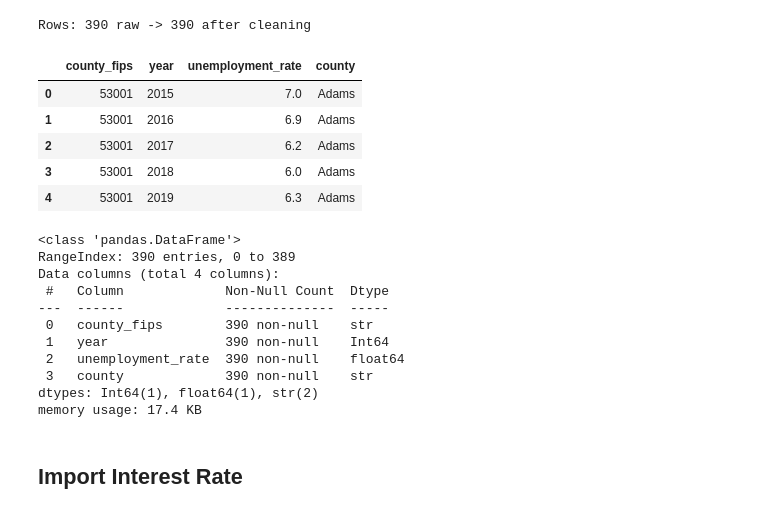
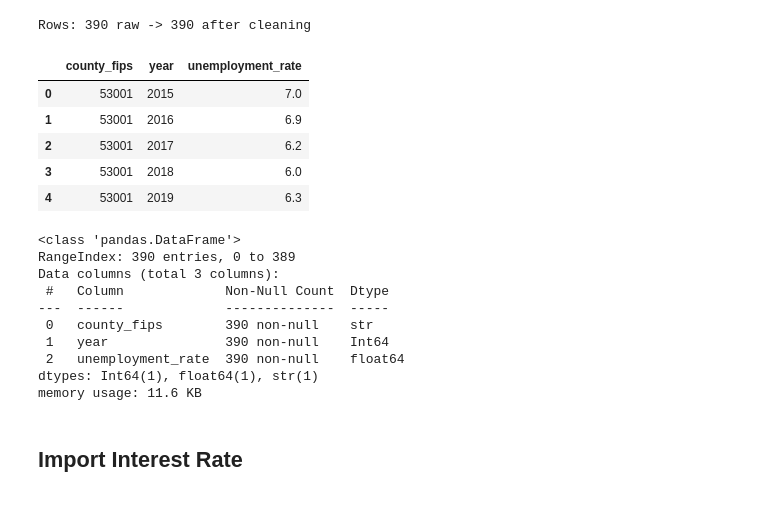
Before and after one commit to binay8/wa-housing, a Jupyter notebook: code/01_data_preparation.ipynb, the cells around one changed output. Cells and saved outputs as stored; diff of their text form; code cells hidden in the pictures.

```diff
--- a/code/01_data_preparation.ipynb
+++ b/code/01_data_preparation.ipynb
@@ -442,26 +442,26 @@ print(f"Rows: {n_raw} raw -> {len(df)} after cleaning")
 # %% [output]
 Rows: 390 raw -> 390 after cleaning
 # %%
-df.head()
+unemployment_clean = df[['county_fips', 'year', 'unemployment_rate']]
+unemployment_clean.head()
 # %% [output]
-|  | county_fips | year | unemployment_rate | county |
-| 0 | 53001 | 2015 | 7.0 | Adams |
-| 1 | 53001 | 2016 | 6.9 | Adams |
-| 2 | 53001 | 2017 | 6.2 | Adams |
-| 3 | 53001 | 2018 | 6.0 | Adams |
-| 4 | 53001 | 2019 | 6.3 | Adams |
+|  | county_fips | year | unemployment_rate |
+| 0 | 53001 | 2015 | 7.0 |
+| 1 | 53001 | 2016 | 6.9 |
+| 2 | 53001 | 2017 | 6.2 |
+| 3 | 53001 | 2018 | 6.0 |
+| 4 | 53001 | 2019 | 6.3 |
 # %%
-df.info()
+unemployment_clean.info()
 # %% [output]
 <class 'pandas.DataFrame'>
 RangeIndex: 390 entries, 0 to 389
-Data columns (total 4 columns):
+Data columns (total 3 columns):
  #   Column             Non-Null Count  Dtype
 ---  ------             --------------  -----
  0   county_fips        390 non-null    str
  1   year               390 non-null    Int64
  2   unemployment_rate  390 non-null    float64
- 3   county             390 non-null    str
-dtypes: Int64(1), float64(1), str(2)
-memory usage: 17.4 KB
+dtypes: Int64(1), float64(1), str(1)
+memory usage: 11.6 KB
 # %%
```
Also changed, not shown: parts of 8 cells of this notebook, 1 other file.
